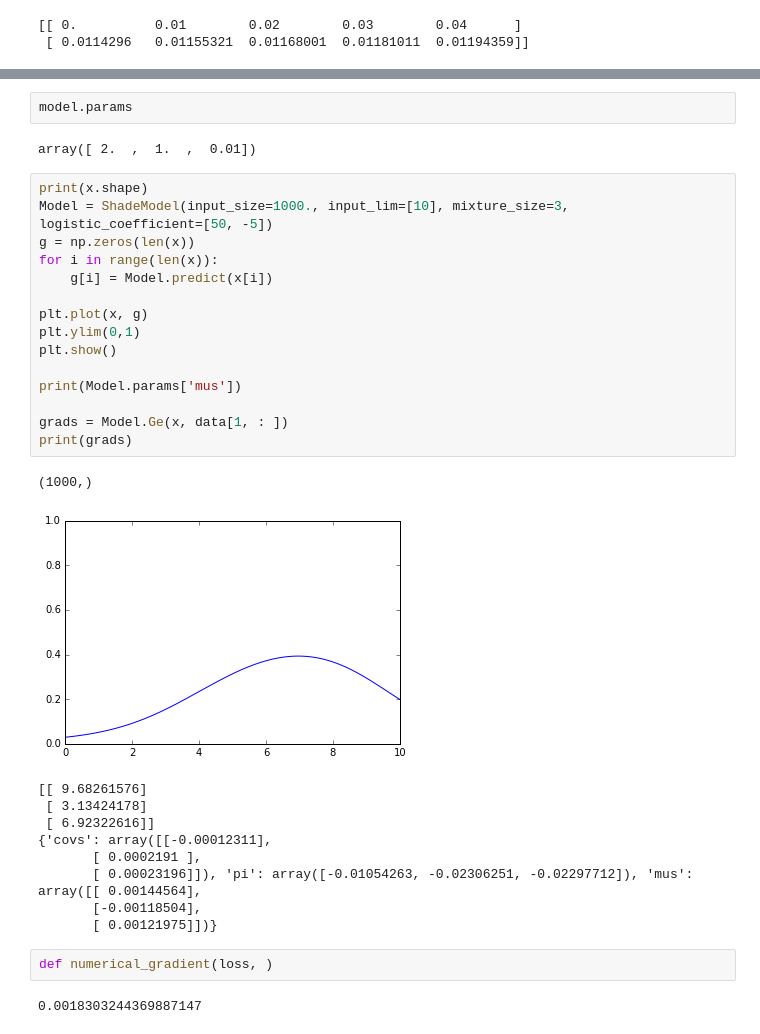
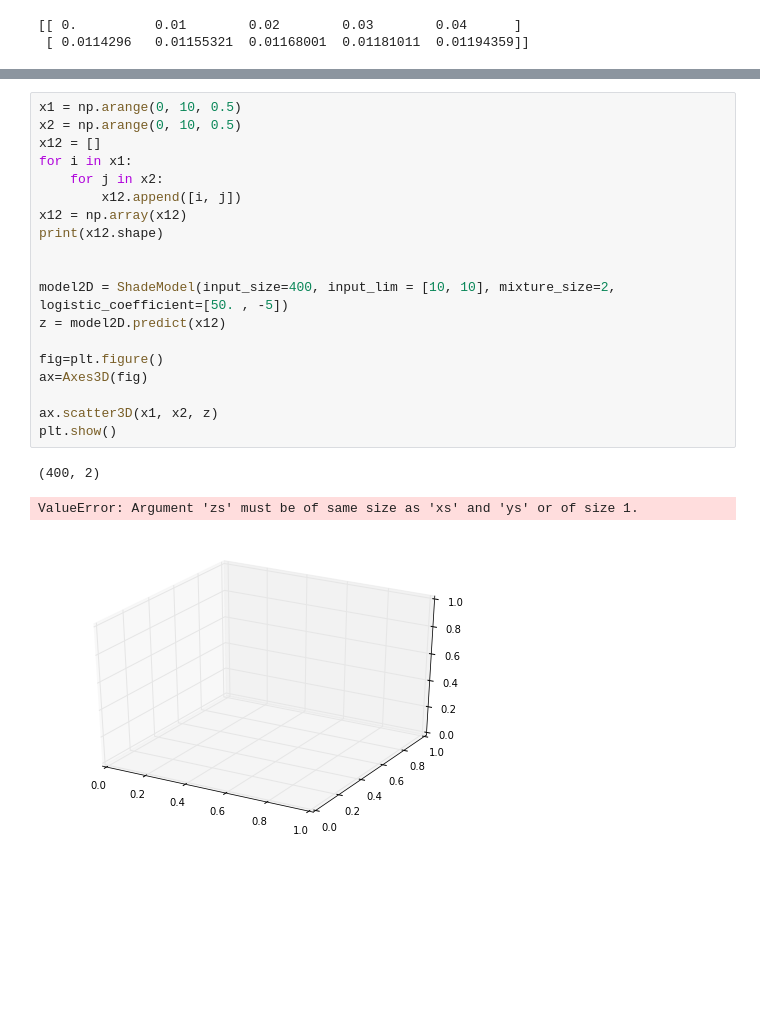
Before and after one commit to daigo0927/pyworks, a Jupyter notebook: ShadingRatioModeling/ShadeModeling.ipynb, the cells around one changed output, grey strips where cells are left out. Cells and saved outputs as stored; diff of their text form; blank space fills up the shorter version.

```diff
--- a/ShadingRatioModeling/ShadeModeling.ipynb
+++ b/ShadingRatioModeling/ShadeModeling.ipynb
@@ -261,34 +262,23 @@ plt.show()
-# %%
-model.params
-# %% [output]
-array([ 2.  ,  1.  ,  0.01])
-# %%
-print(x.shape)
-Model = ShadeModel(input_size=1000., input_lim=[10], mixture_size=3, logistic_coefficient=[50, -5])
-g = np.zeros(len(x))
-for i in range(len(x)):
-    g[i] = Model.predict(x[i])
-
-plt.plot(x, g)
-plt.ylim(0,1)
-plt.show()
-
-print(Model.params['mus'])
-
-grads = Model.Ge(x, data[1, : ])
-print(grads)
-# %% [output]
-(1000,)
-[figure, removed]
-[[ 9.68261576]
- [ 3.13424178]
- [ 6.92322616]]
-{'covs': array([[-0.00012311],
-       [ 0.0002191 ],
-       [ 0.00023196]]), 'pi': array([-0.01054263, -0.02306251, -0.02297712]), 'mus': array([[ 0.00144564],
-       [-0.00118504],
-       [ 0.00121975]])}
-# %%
-def numerical_gradient(loss, )
-# %% [output]
-0.0018303244369887147
+# %%
+x1 = np.arange(0, 10, 0.5)
+x2 = np.arange(0, 10, 0.5)
+x12 = []
+for i in x1:
+    for j in x2:
+        x12.append([i, j])
+x12 = np.array(x12)
+print(x12.shape)
+
+
+model2D = ShadeModel(input_size=400, input_lim = [10, 10], mixture_size=2, logistic_coefficient=[50. , -5])
+z = model2D.predict(x12)
+
+fig=plt.figure()
+ax=Axes3D(fig)
+
+ax.scatter3D(x1, x2, z)
+plt.show()
+# %% [output]
+(400, 2)
+ValueError: Argument 'zs' must be of same size as 'xs' and 'ys' or of size 1.
+[figure, added]
```
Also changed, not shown: parts of 6 cells of this notebook.
